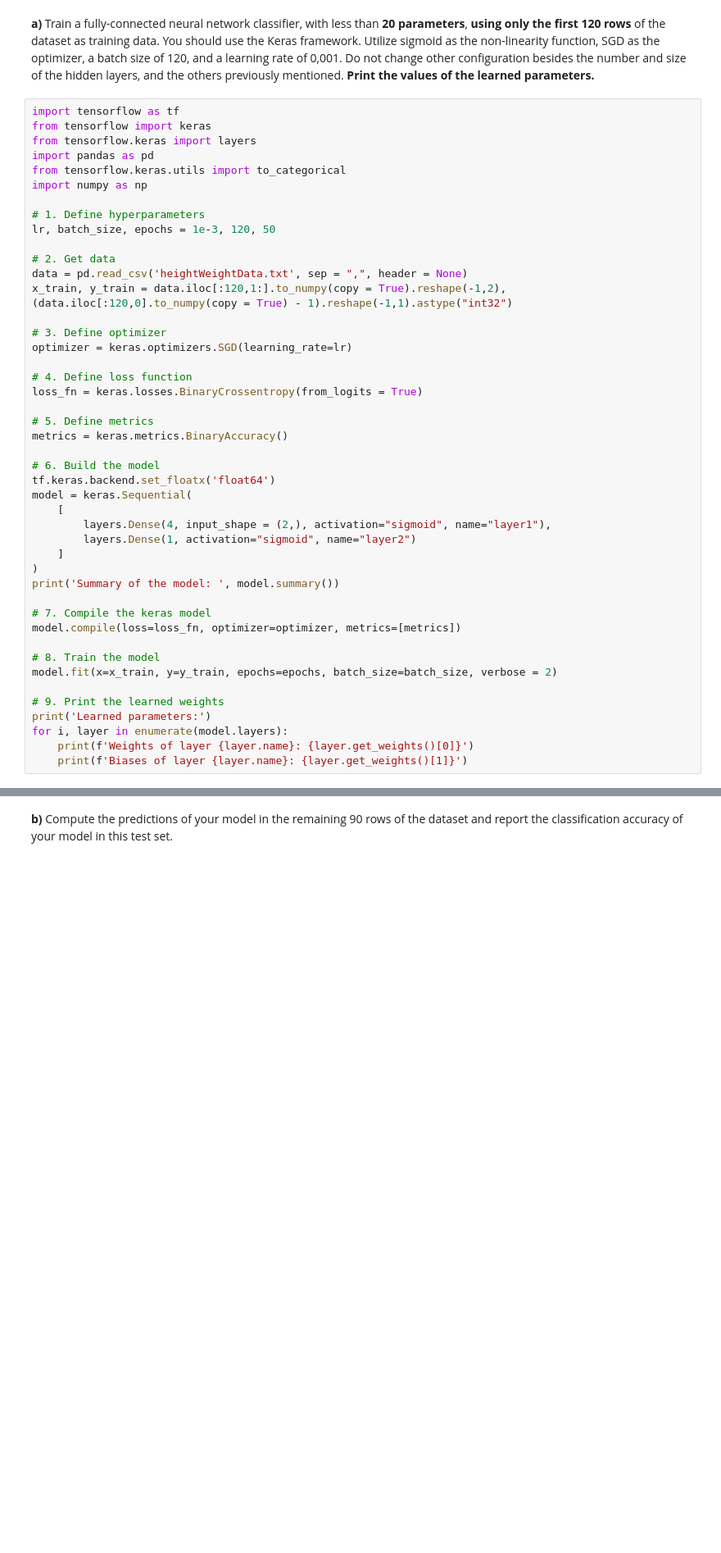
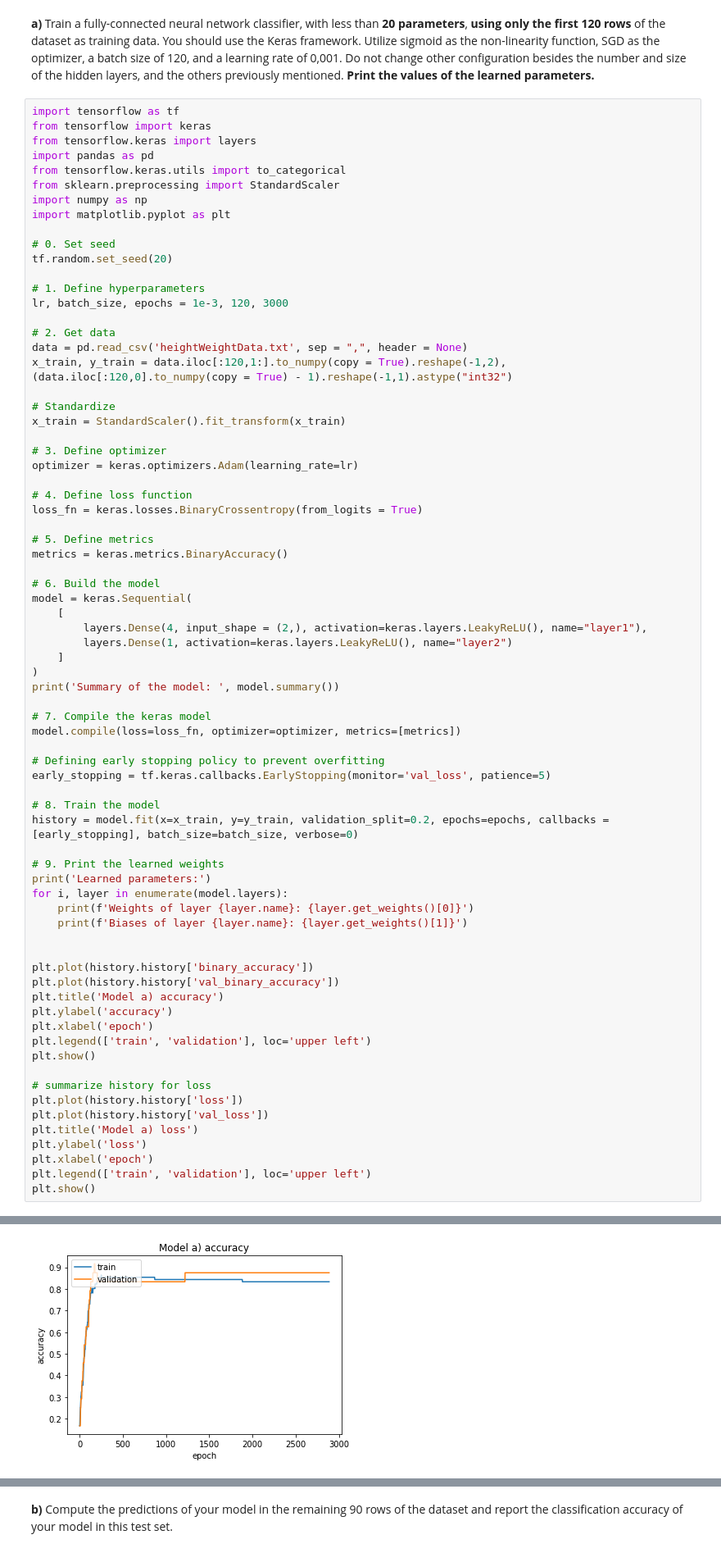
Before and after one commit to Fsn9/feup-pdeec-ML, a Jupyter notebook: assignments/asg3/ML_Assignment_3_fn.ipynb, the cells around one changed output, grey strips where cells are left out. Shown: that part at 82% size. Saved outputs shown, nothing was run; the diff lists cells and outputs as text; blank space fills up the shorter version.

```diff
--- a/assignments/asg3/ML_Assignment_3_fn.ipynb
+++ b/assignments/asg3/ML_Assignment_3_fn.ipynb
@@ -94,17 +94,25 @@ from tensorflow import keras
 from tensorflow.keras import layers
 import pandas as pd
 from tensorflow.keras.utils import to_categorical
+from sklearn.preprocessing import StandardScaler
 import numpy as np
+import matplotlib.pyplot as plt
+
+# 0. Set seed
+tf.random.set_seed(20)
 
 # 1. Define hyperparameters
-lr, batch_size, epochs = 1e-3, 120, 50
+lr, batch_size, epochs = 1e-3, 120, 3000
 
 # 2. Get data
 data = pd.read_csv('heightWeightData.txt', sep = ",", header = None)
 x_train, y_train = data.iloc[:120,1:].to_numpy(copy = True).reshape(-1,2), (data.iloc[:120,0].to_numpy(copy = True) - 1).reshape(-1,1).astype("int32")
 
+# Standardize
+x_train = StandardScaler().fit_transform(x_train)
+
 # 3. Define optimizer
-optimizer = keras.optimizers.SGD(learning_rate=lr)
+optimizer = keras.optimizers.Adam(learning_rate=lr)
 
 # 4. Define loss function
 loss_fn = keras.losses.BinaryCrossentropy(from_logits = True)
@@ -113,11 +121,10 @@ loss_fn = keras.losses.BinaryCrossentropy(from_logits = True)
 metrics = keras.metrics.BinaryAccuracy()
 
 # 6. Build the model
-tf.keras.backend.set_floatx('float64')
 model = keras.Sequential(
     [
-        layers.Dense(4, input_shape = (2,), activation="sigmoid", name="layer1"),
-        layers.Dense(1, activation="sigmoid", name="layer2")
+        layers.Dense(4, input_shape = (2,), activation=keras.layers.LeakyReLU(), name="layer1"),
+        layers.Dense(1, activation=keras.layers.LeakyReLU(), name="layer2")
     ]
 )
 print('Summary of the model: ', model.summary())
@@ -125,12 +132,33 @@ print('Summary of the model: ', model.summary())
 # 7. Compile the keras model
 model.compile(loss=loss_fn, optimizer=optimizer, metrics=[metrics])
 
+# Defining early stopping policy to prevent overfitting
+early_stopping = tf.keras.callbacks.EarlyStopping(monitor='val_loss', patience=5)
+
 # 8. Train the model
-model.fit(x=x_train, y=y_train, epochs=epochs, batch_size=batch_size, verbose = 2)
+history = model.fit(x=x_train, y=y_train, validation_split=0.2, epochs=epochs, callbacks = [early_stopping], batch_size=batch_size, verbose=0)
 
 # 9. Print the learned weights
 print('Learned parameters:')
 for i, layer in enumerate(model.layers):
     print(f'Weights of layer {layer.name}: {layer.get_weights()[0]}')
     print(f'Biases of layer {layer.name}: {layer.get_weights()[1]}')
+
+
+plt.plot(history.history['binary_accuracy'])
+plt.plot(history.history['val_binary_accuracy'])
+plt.title('Model a) accuracy')
+plt.ylabel('accuracy')
+plt.xlabel('epoch')
+plt.legend(['train', 'validation'], loc='upper left')
+plt.show()
+
+# summarize history for loss
+plt.plot(history.history['loss'])
+plt.plot(history.history['val_loss'])
+plt.title('Model a) loss')
+plt.ylabel('loss')
+plt.xlabel('epoch')
+plt.legend(['train', 'validation'], loc='upper left')
+plt.show()
 # %% [output]
@@ -163,0 +192 @@ Biases of layer layer2: [0.00050783]
+[figure, added]
```
Also changed, not shown: parts of 9 cells of this notebook.
